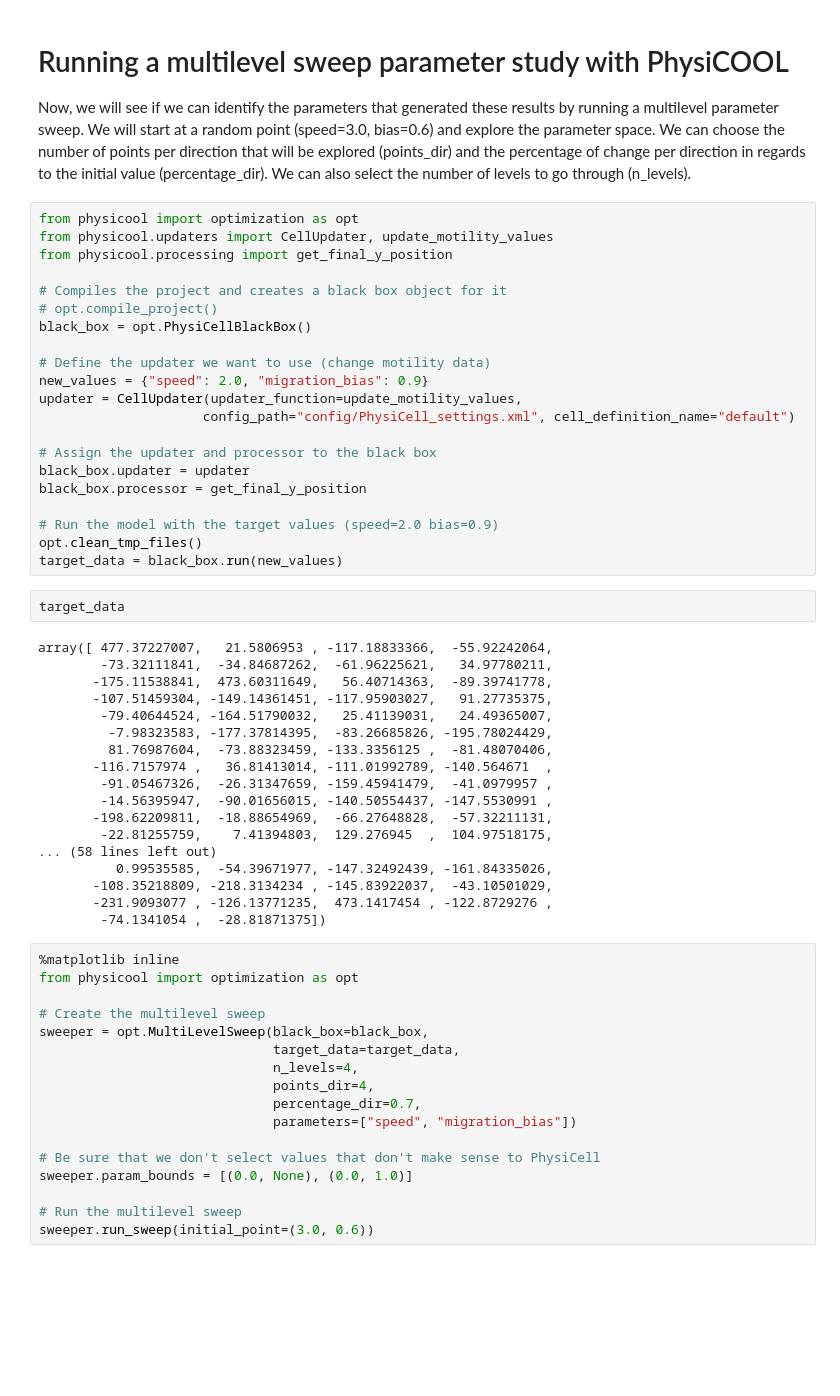
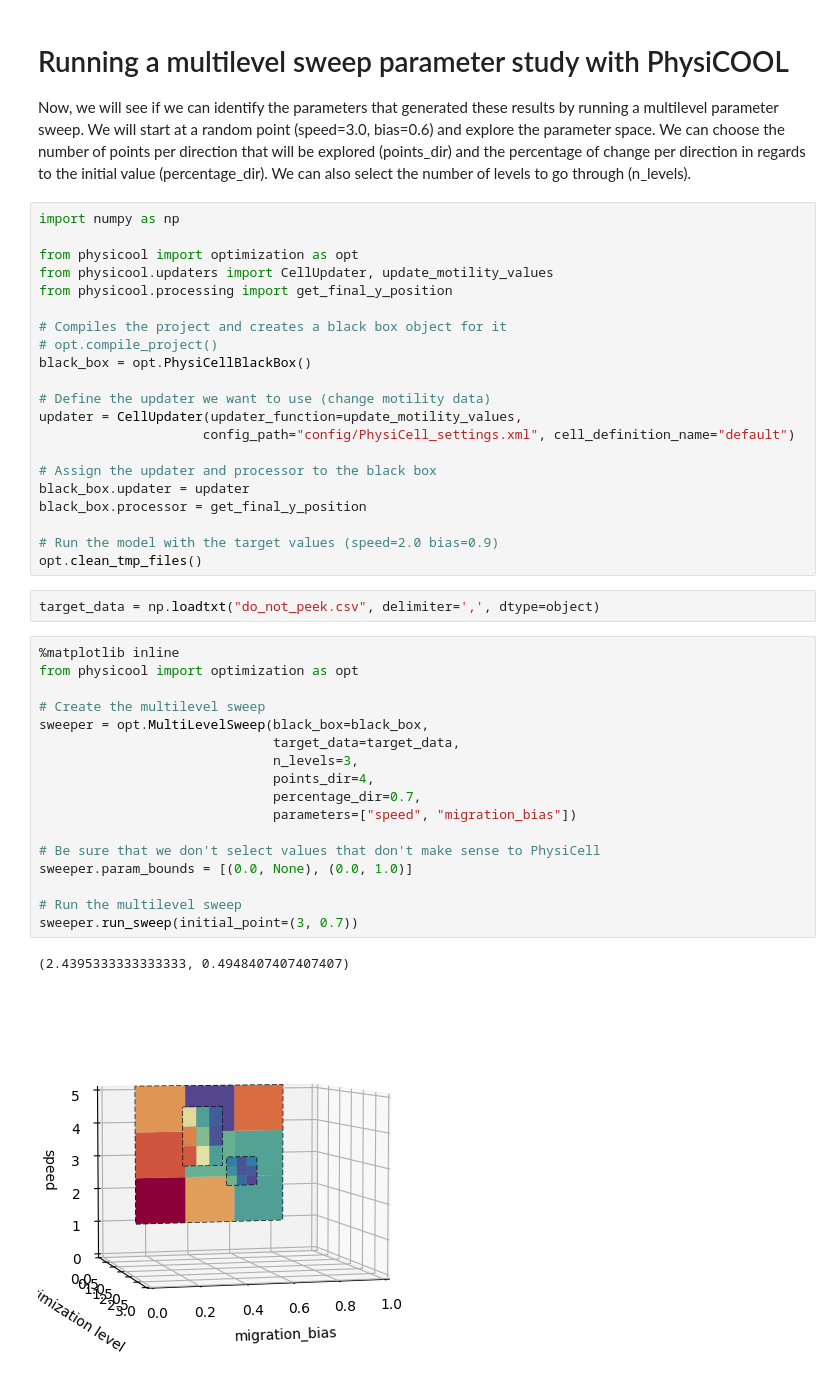
Before and after one commit to MathCancer/PhysiCell, a Jupyter notebook: optimizer.ipynb, the cells around one changed output. Saved outputs shown, nothing was run; the diff lists cells and outputs as text; blank space fills up the shorter version.

```diff
--- a/optimizer.ipynb
+++ b/optimizer.ipynb
@@ -3,6 +3,8 @@
 
 Now, we will see if we can identify the parameters that generated these results by running a multilevel parameter sweep. We will start at a random point (speed=3.0, bias=0.6) and explore the parameter space. We can choose the number of points per direction that will be explored (points_dir) and the percentage of change per direction in regards to the initial value (percentage_dir). We can also select the number of levels to go through (n_levels).
 # %%
+import numpy as np
+
 from physicool import optimization as opt
 from physicool.updaters import CellUpdater, update_motility_values
 from physicool.processing import get_final_y_position
@@ -12,7 +14,6 @@ from physicool.processing import get_final_y_position
 black_box = opt.PhysiCellBlackBox()
 
 # Define the updater we want to use (change motility data)
-new_values = {"speed": 2.0, "migration_bias": 0.9}
 updater = CellUpdater(updater_function=update_motility_values,
                      config_path="config/PhysiCell_settings.xml", cell_definition_name="default")
 
@@ -22,41 +23,25 @@ black_box.processor = get_final_y_position
 
 # Run the model with the target values (speed=2.0 bias=0.9)
 opt.clean_tmp_files()
-target_data = black_box.run(new_values)
-# %%
-target_data
-# %% [output]
-array([ 477.37227007,   21.5806953 , -117.18833366,  -55.92242064,
-        -73.32111841,  -34.84687262,  -61.96225621,   34.97780211,
-       -175.11538841,  473.60311649,   56.40714363,  -89.39741778,
-       -107.51459304, -149.14361451, -117.95903027,   91.27735375,
-        -79.40644524, -164.51790032,   25.41139031,   24.49365007,
-         -7.98323583, -177.37814395,  -83.26685826, -195.78024429,
-         81.76987604,  -73.88323459, -133.3356125 ,  -81.48070406,
-       -116.7157974 ,   36.81413014, -111.01992789, -140.564671  ,
-        -91.05467326,  -26.31347659, -159.45941479,  -41.0979957 ,
-        -14.56395947,  -90.01656015, -140.50554437, -147.5530991 ,
-       -198.62209811,  -18.88654969,  -66.27648828,  -57.32211131,
-        -22.81255759,    7.41394803,  129.276945  ,  104.97518175,
-... (58 lines left out)
-          0.99535585,  -54.39671977, -147.32492439, -161.84335026,
-       -108.35218809, -218.3134234 , -145.83922037,  -43.10501029,
-       -231.9093077 , -126.13771235,  473.1417454 , -122.8729276 ,
-        -74.1341054 ,  -28.81871375])
+# %%
+target_data = np.loadtxt("do_not_peek.csv", delimiter=',', dtype=object)
 # %%
 %matplotlib inline
 from physicool import optimization as opt
 
 # Create the multilevel sweep
 sweeper = opt.MultiLevelSweep(black_box=black_box,
                               target_data=target_data,
-                              n_levels=4,
+                              n_levels=3,
                               points_dir=4,
                               percentage_dir=0.7,
                               parameters=["speed", "migration_bias"])
 
 # Be sure that we don't select values that don't make sense to PhysiCell
 sweeper.param_bounds = [(0.0, None), (0.0, 1.0)]
 
 # Run the multilevel sweep
-sweeper.run_sweep(initial_point=(3.0, 0.6))
+sweeper.run_sweep(initial_point=(3, 0.7))
+# %% [output]
+(2.4395333333333333, 0.4948407407407407)
+[figure, added]
```
Also changed, not shown: 4 other files.
